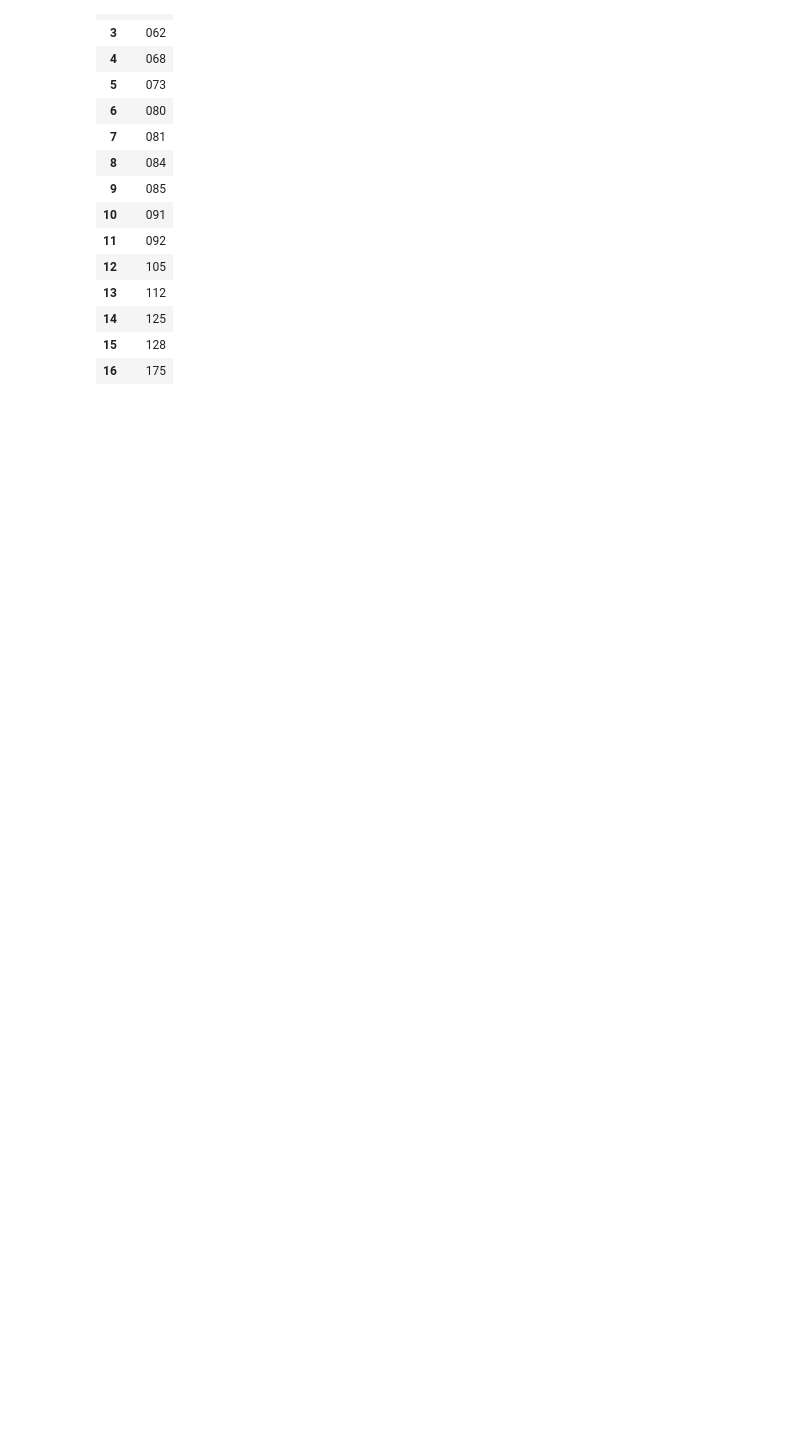
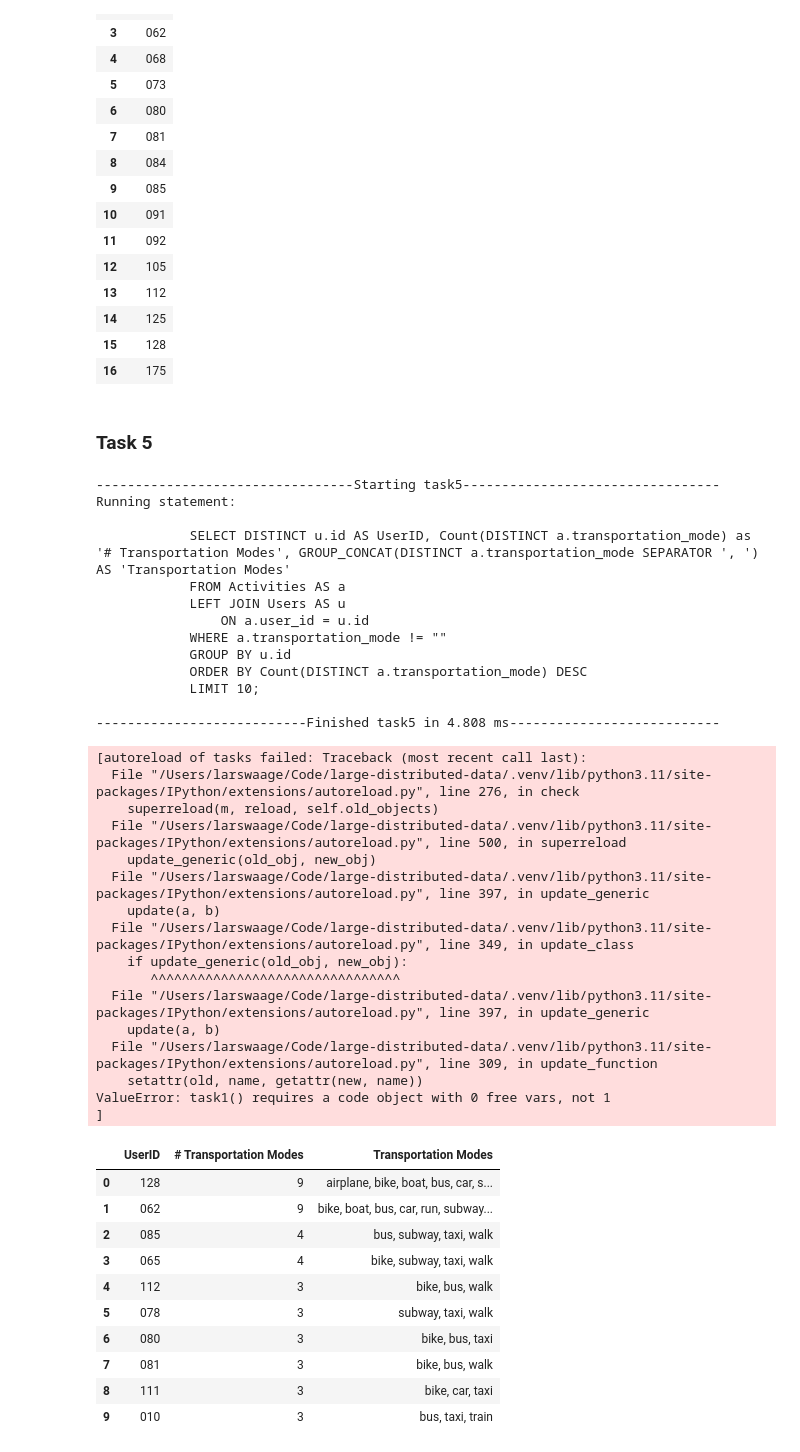
Before and after one commit to larwaa/large-distributed-data, a Jupyter notebook: src/task_notebook.ipynb, the cells around one changed output. Saved outputs shown, nothing was run; the diff lists cells and outputs as text; code cells hidden in the pictures; blank space fills up the shorter version.

Commit message:
chore: add task 5, fix autoreloading for tasks
Co-authored-by: sigurdnf <sigurdnf@users.noreply.github.com>

```diff
--- a/src/tasks.ipynb
+++ b/src/task_notebook.ipynb
@@ -173,3 +187,48 @@ tasks.task4()
 | 14 | 125 |
 | 15 | 128 |
 | 16 | 175 |
+# %% [markdown]
+### Task 5
+# %%
+tasks.task5()
+# %% [output]
+---------------------------------Starting task5---------------------------------
+Running statement:
+
+            SELECT DISTINCT u.id AS UserID, Count(DISTINCT a.transportation_mode) as '# Transportation Modes', GROUP_CONCAT(DISTINCT a.transportation_mode SEPARATOR ', ') AS 'Transportation Modes'
+            FROM Activities AS a
+            LEFT JOIN Users AS u
+                ON a.user_id = u.id
+            WHERE a.transportation_mode != ""
+            GROUP BY u.id
+            ORDER BY Count(DISTINCT a.transportation_mode) DESC
+            LIMIT 10;
+
+---------------------------Finished task5 in 4.808 ms---------------------------
+[autoreload of tasks failed: Traceback (most recent call last):
+  File "/Users/larswaage/Code/large-distributed-data/.venv/lib/python3.11/site-packages/IPython/extensions/autoreload.py", line 276, in check
+    superreload(m, reload, self.old_objects)
+  File "/Users/larswaage/Code/large-distributed-data/.venv/lib/python3.11/site-packages/IPython/extensions/autoreload.py", line 500, in superreload
+    update_generic(old_obj, new_obj)
+  File "/Users/larswaage/Code/large-distributed-data/.venv/lib/python3.11/site-packages/IPython/extensions/autoreload.py", line 397, in update_generic
+    update(a, b)
+  File "/Users/larswaage/Code/large-distributed-data/.venv/lib/python3.11/site-packages/IPython/extensions/autoreload.py", line 349, in update_class
+    if update_generic(old_obj, new_obj):
+       ^^^^^^^^^^^^^^^^^^^^^^^^^^^^^^^^
+  File "/Users/larswaage/Code/large-distributed-data/.venv/lib/python3.11/site-packages/IPython/extensions/autoreload.py", line 397, in update_generic
+    update(a, b)
+  File "/Users/larswaage/Code/large-distributed-data/.venv/lib/python3.11/site-packages/IPython/extensions/autoreload.py", line 309, in update_function
+    setattr(old, name, getattr(new, name))
+ValueError: task1() requires a code object with 0 free vars, not 1
+]
+|  | UserID | # Transportation Modes | Transportation Modes |
+| 0 | 128 | 9 | airplane, bike, boat, bus, car, s... |
+| 1 | 062 | 9 | bike, boat, bus, car, run, subway... |
+| 2 | 085 | 4 | bus, subway, taxi, walk |
+| 3 | 065 | 4 | bike, subway, taxi, walk |
+| 4 | 112 | 3 | bike, bus, walk |
+| 5 | 078 | 3 | subway, taxi, walk |
+| 6 | 080 | 3 | bike, bus, taxi |
+| 7 | 081 | 3 | bike, bus, walk |
+| 8 | 111 | 3 | bike, car, taxi |
+| 9 | 010 | 3 | bus, taxi, train |
```
Also changed, not shown: parts of 15 cells of this notebook, 2 other files.
